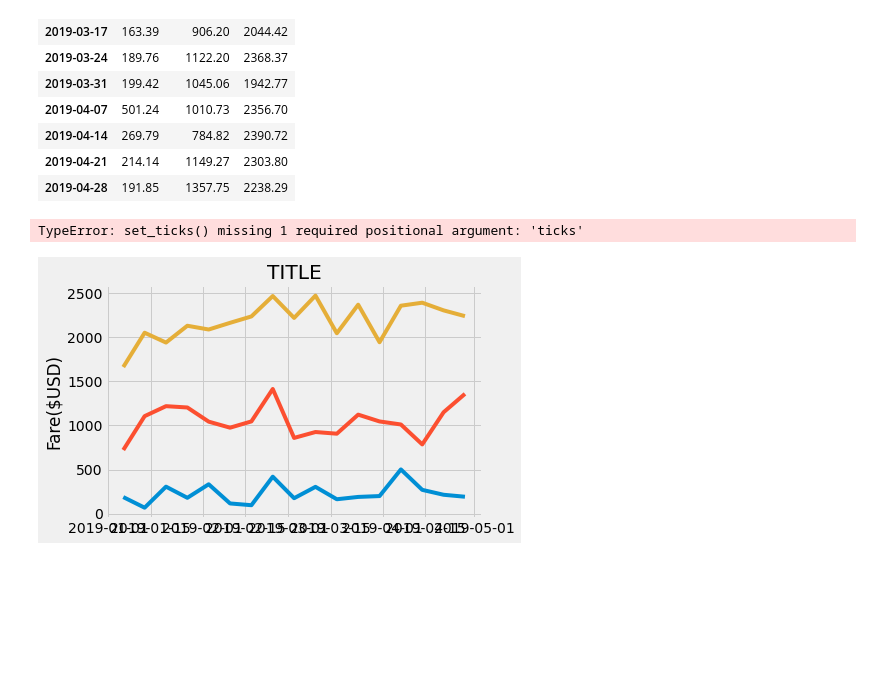
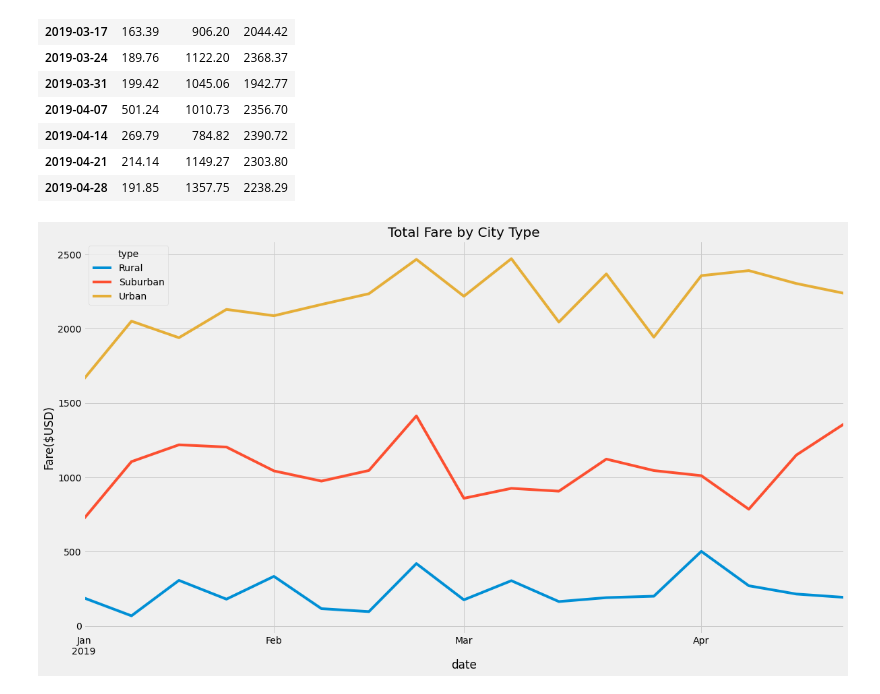
Before and after one commit to ethomas33/PyBer_Analysis, a Jupyter notebook: PyBer_Challenge.ipynb, the cells around one changed output. Drawn from its saved outputs; the diff is of its cells as text; code cells hidden in the pictures; blank space fills up the shorter version.

```diff
--- a/PyBer_Challenge.ipynb
+++ b/PyBer_Challenge.ipynb
@@ -227,23 +227,19 @@ jan_april_pivot_fares_by_week_df
 # %%
 # 8. Using the object-oriented interface method, plot the resample DataFrame using the df.plot() function.
 # Import the style from Matplotlib.
 from matplotlib import style
 # Use the graph style fivethirtyeight.
 
 plt.style.use('fivethirtyeight')
 
 x_labels = ["Rural", "Suburban", "Urban"]
 
-#fig, ax = plt.subplots()
-
-ax.plot(jan_april_pivot_fares_by_week_df.index, jan_april_pivot_fares_by_week_df)
+ax=jan_april_pivot_fares_by_week_df.plot(figsize=(18,10))
 
 #add the title, y axis label and grid
-ax.set_title('TITLE')
+ax.set_title('Total Fare by City Type')
 ax.set_ylabel('Fare($USD)')
-#ax.set_xticks(['2019-01-01','2019-02-01', '2019-03-01', '2019-04-01'],['Jan', 'Feb', 'March', 'April'])
-#ax.set_xticks()
+plt.savefig('Analysis/PyBer_fare_summary.png')
 plt.show()
 # %% [output]
-TypeError: set_ticks() missing 1 required positional argument: 'ticks'
-[figure, old version]
+[figure, new version]
```
Also changed, not shown: parts of 1 cell of this notebook, 2 other files.
